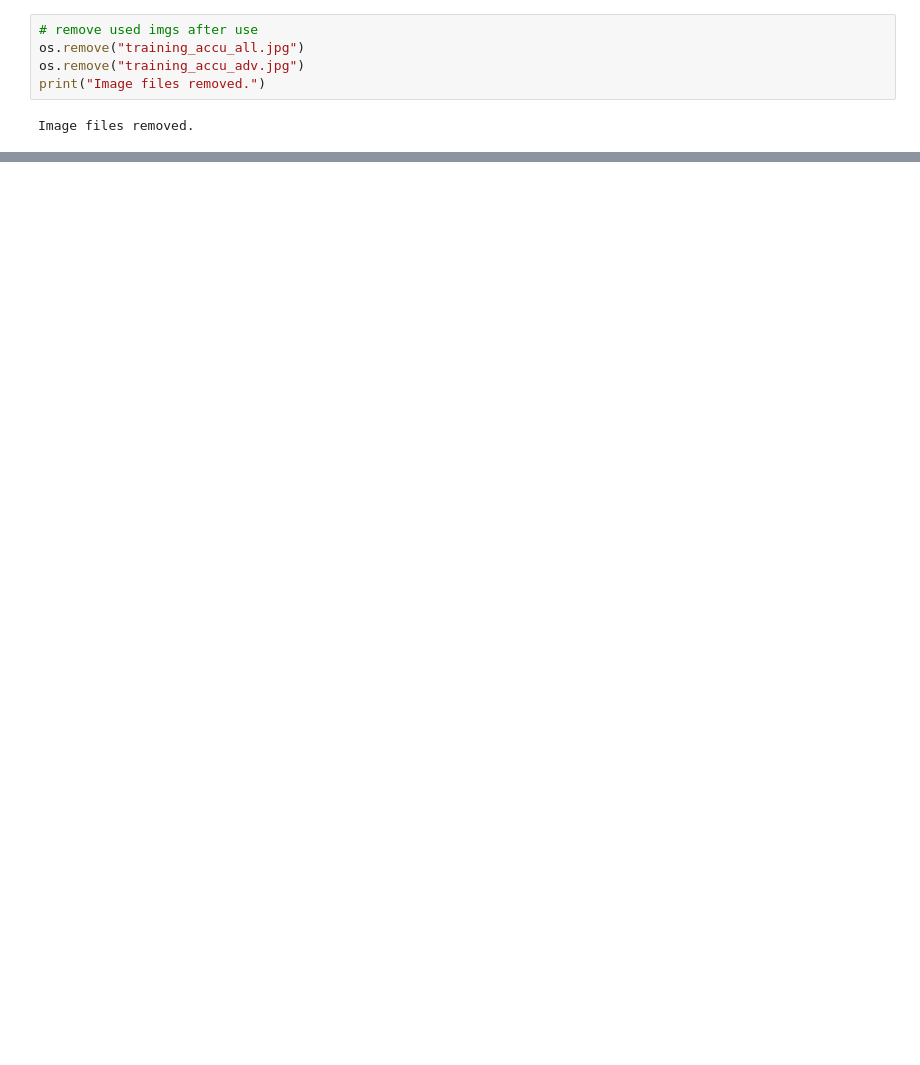
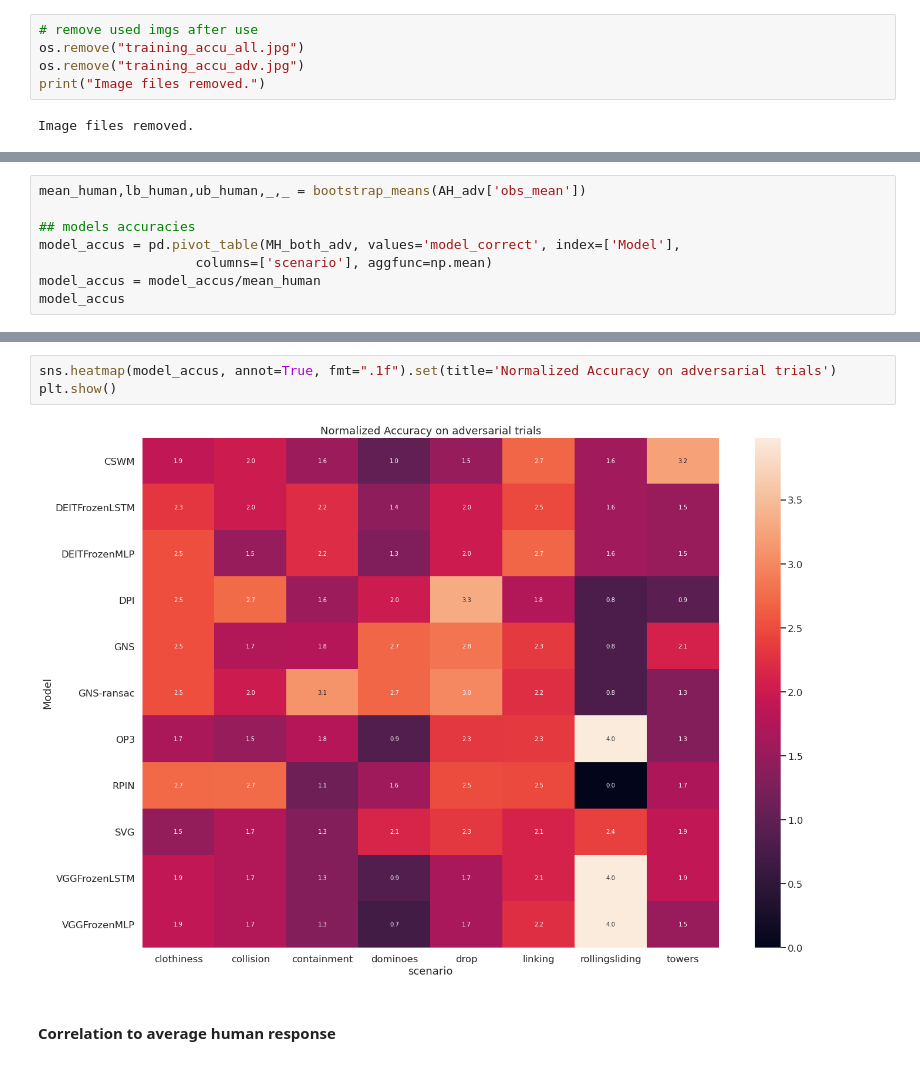
Before and after one commit to cogtoolslab/physics-benchmarking-neurips2021, a Jupyter notebook: analysis/analyze_human_model_behavior.ipynb, the cells around one changed output, grey strips where cells are left out. Drawn from its saved outputs; the diff is of its cells as text; blank space fills up the shorter version.

```diff
--- a/analysis/analyze_human_model_behavior.ipynb
+++ b/analysis/analyze_human_model_behavior.ipynb
@@ -1816,0 +1821,8 @@ Image files removed.
+# %%
+mean_human,lb_human,ub_human,_,_ = bootstrap_means(AH_adv['obs_mean'])
+
+## models accuracies
+model_accus = pd.pivot_table(MH_both_adv, values='model_correct', index=['Model'],
+                    columns=['scenario'], aggfunc=np.mean)
+model_accus = model_accus/mean_human
+model_accus
@@ -1816,0 +1843,7 @@ Image files removed.
+# %%
+sns.heatmap(model_accus, annot=True, fmt=".1f").set(title='Normalized Accuracy on adversarial trials')
+plt.show()
+# %% [output]
+[figure, added]
+# %% [markdown]
+#### Correlation to average human response
```
Also changed, not shown: parts of 31 cells of this notebook.
